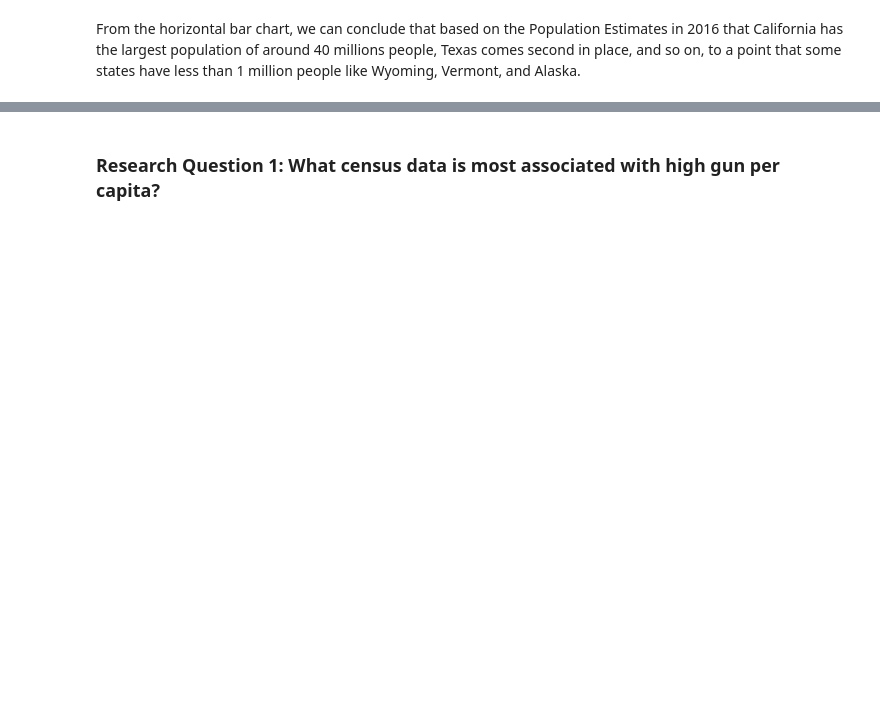
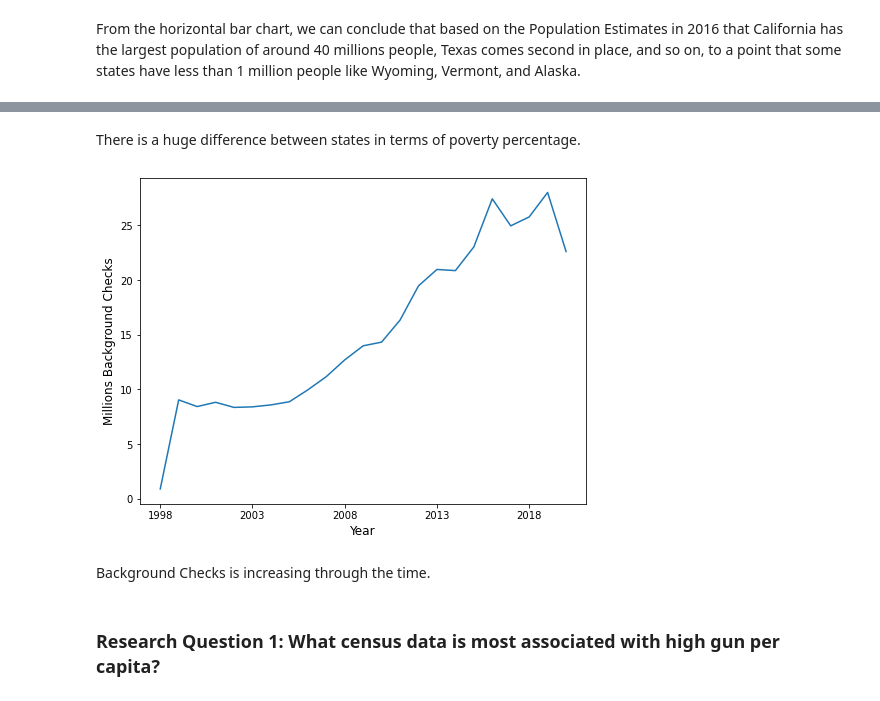
Before and after one commit to ZeyadSabbah/FirearmsUSA, a Jupyter notebook: FirarmsUSAnalysis.ipynb, the cells around one changed output, grey strips where cells are left out. Drawn from its saved outputs; the diff is of its cells as text; code cells hidden in the pictures; blank space fills up the shorter version.

```diff
--- a/FirarmsUSAnalysis.ipynb
+++ b/FirarmsUSAnalysis.ipynb
@@ -575,2 +586,13 @@ From the horizontal bar chart, we can conclude that based on the Population Esti
+# %% [markdown]
+There is a huge difference between states in terms of poverty percentage.
+# %%
+(gun_df.groupby('year').totals.sum()/(10**6)).plot(kind='line', figsize=(8, 6));
+plt.xlabel('Year', fontsize=12)
+plt.ylabel('Millions Background Checks', fontsize=12)
+plt.show()
+# %% [output]
+[figure, added]
+# %% [markdown]
+Background Checks is increasing through the time.
 # %% [markdown]
 ### Research Question 1: What census data is most associated with high gun per capita?
```
Also changed, not shown: parts of 20 cells of this notebook.
